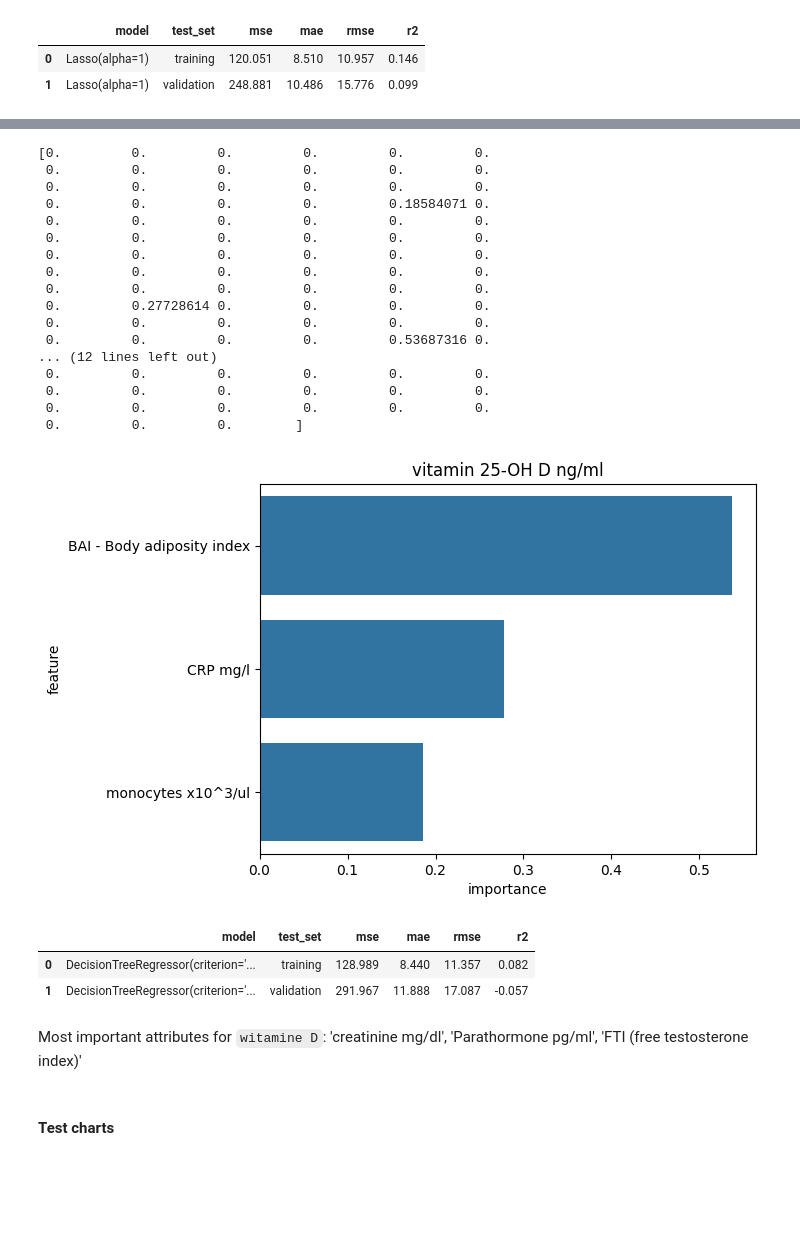
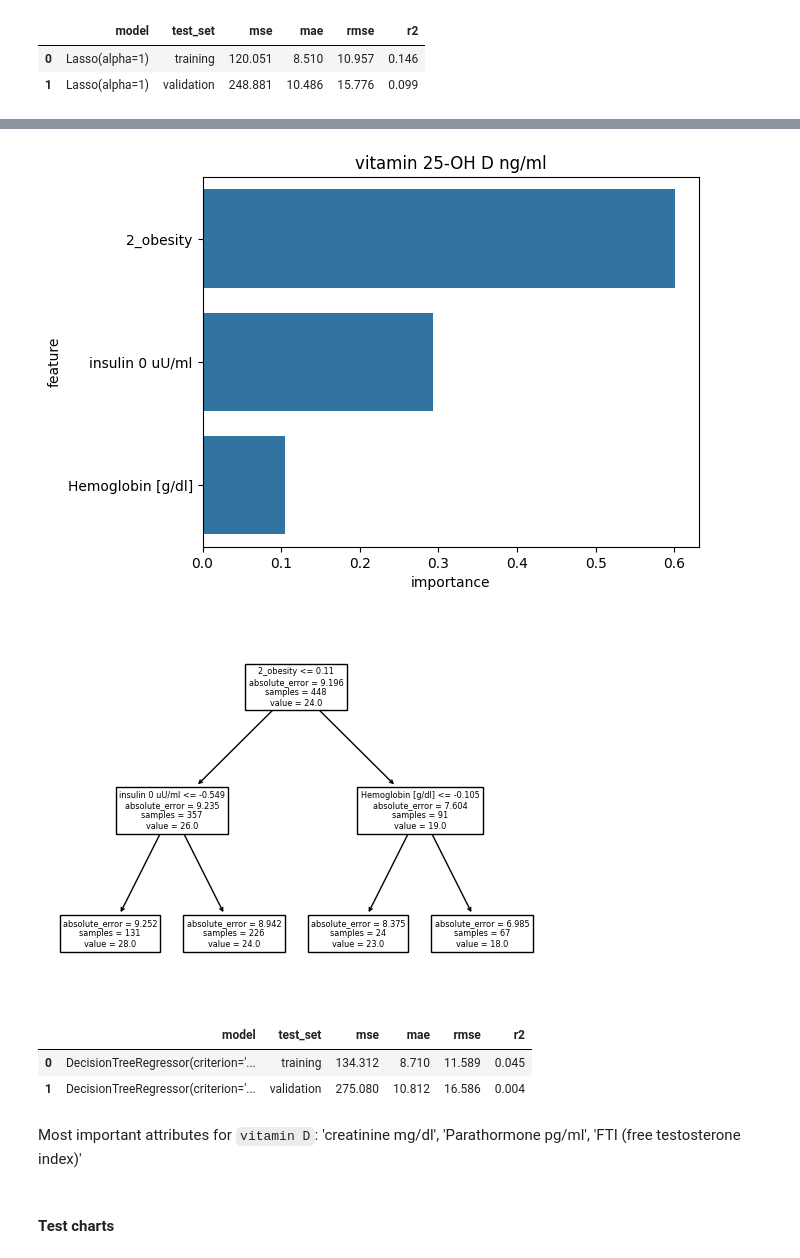
Before and after one commit to Karina-00/Master_project, a Jupyter notebook: training_models.ipynb, the cells around one changed output, grey strips where cells are left out. Cells and saved outputs as stored; diff of their text form; code cells hidden in the pictures; blank space fills up the shorter version.

```diff
--- a/training_models.ipynb
+++ b/training_models.ipynb
@@ -991,0 +846,32 @@ Fitting 5 folds for each of 5 candidates, totalling 25 fits
+# %%
+import nest_asyncio
+nest_asyncio.apply()
+
+def compare_random_states(X_train, y_train, model, target_attribute):
+    random_options = range(1,100)
+
+    tune_df = pd.DataFrame(index=random_options, columns=['cv_mae'])
+
+    for random_o in tqdm(random_options):
+        attributes_to_scale = get_continuous_attributes_except(target_attribute)
+        imputer = Imputer(IterativeImputer(max_iter=20, tol=0.01, initial_strategy='median'),
+                    KNNImputer(n_neighbors=1),
+                    attributes_to_scale,
+                    categorical_attributes)
+
+        one_hot_encoder = OneHotEncoder(columns_for_one_hot_encoding, new_column_names_map, advanced_encoding=True)
+
+        model.set_params(random_state=random_o)
+
+        pipeline = Pipeline([('imputer', imputer), ('one_hot_encoder', one_hot_encoder), ('model', model)])
+
+        cv_score = cross_val_score(pipeline, X_train, y_train, cv=5, scoring='neg_mean_absolute_error')
+
+        tune_df.at[random_o,'cv_mae'] = cv_score.mean()
+
+    return tune_df
+
+
+model = DecisionTreeRegressor(criterion="absolute_error", max_depth=2, min_samples_leaf=20, min_samples_split=15, splitter='random')
+
+tuned_df = compare_random_states(X_train_vit_d, y_train_vit_d, model, vit_d)
@@ -1000,7 +895,7 @@ def get_feature_importance_lasso(pipeline: Pipeline, target_attribute, significa
     feature_importances = pd.DataFrame(feature_importnces_lasso, columns=['feature', 'importance'])
     feature_importances_sorted = feature_importances[feature_importances['importance'].abs() > significance_threshold].sort_values(by='importance', key=abs, ascending=False)
 
-    sns.barplot(feature_importances_sorted, x="importance", y="feature").set(title=target_attribute)
+    sns.barplot(feature_importances_sorted.head(20), x="importance", y="feature").set(title=target_attribute)
     plt.show()
 
     return feature_importances_sorted
@@ -1015,6 +910,10 @@ def get_feature_importance_tree(pipeline: Pipeline, target_attribute, significan
     feature_importances_sorted = feature_importances_df[feature_importances_df['importance'].abs() > significance_threshold].sort_values(by='importance', key=abs, ascending=False)
 
     sns.barplot(feature_importances_sorted, x="importance", y="feature").set(title=target_attribute)
+    plt.show()
+
+    plot_tree(pipeline['model'], feature_names=column_names)
+    plt.savefig(f'charts/decision_tree_.pdf')
     plt.show()
 
     return feature_importances_sorted
@@ -1054,7 +953,7 @@ def train_model(model, target_attribute, feature_importance_method):
     attributes_to_scale = get_continuous_attributes_except(target_attribute)
     scaler = Scaler(PowerTransformer(), attributes_to_scale)
 
-    imputer = Imputer(IterativeImputer(max_iter=30, tol=0.01, initial_strategy='median'),
+    imputer = Imputer(IterativeImputer(max_iter=50, tol=0.01, initial_strategy='median'),
                     KNNImputer(n_neighbors=1),
                     attributes_to_scale,
                     categorical_attributes)
@@ -1135,6 +1034,5 @@ feature_importnces_ridge
 # %%
-tree_model = DecisionTreeRegressor(max_depth=2, min_samples_leaf=5, criterion="absolute_error", random_state=42)
-
+tree_model = DecisionTreeRegressor(criterion='absolute_error', splitter='random', max_depth=2, min_samples_leaf=20, min_samples_split=15, random_state=41)
 vit_d_model_scores_df, feature_importnces_tree = train_model(tree_model, vit_d, get_feature_importance_tree)
 vit_d_model_scores_df
 # %% [output]
@@ -1143,26 +1041,10 @@ vit_d_model_scores_df
-[0.         0.         0.         0.         0.         0.
- 0.         0.         0.         0.         0.         0.
- 0.         0.         0.         0.         0.         0.
- 0.         0.         0.         0.         0.18584071 0.
- 0.         0.         0.         0.         0.         0.
- 0.         0.         0.         0.         0.         0.
- 0.         0.         0.         0.         0.         0.
- 0.         0.         0.         0.         0.         0.
- 0.         0.         0.         0.         0.         0.
- 0.         0.27728614 0.         0.         0.         0.
- 0.         0.         0.         0.         0.         0.
- 0.         0.         0.         0.         0.53687316 0.
-... (12 lines left out)
- 0.         0.         0.         0.         0.         0.
- 0.         0.         0.         0.         0.         0.
- 0.         0.         0.         0.         0.         0.
- 0.         0.         0.        ]
-[figure, old version]
+[figure, new version]
+[figure, added]
 |  | model | test_set | mse | mae | rmse | r2 |
-| 0 | DecisionTreeRegressor(criterion='... | training | 128.989 | 8.440 | 11.357 | 0.082 |
-| 1 | DecisionTreeRegressor(criterion='... | validation | 291.967 | 11.888 | 17.087 | -0.057 |
+| 0 | DecisionTreeRegressor(criterion='... | training | 134.312 | 8.710 | 11.589 | 0.045 |
+| 1 | DecisionTreeRegressor(criterion='... | validation | 275.080 | 10.812 | 16.586 | 0.004 |
 # %% [markdown]
-Most important attributes for `witamine D`: 'creatinine mg/dl', 'Parathormone pg/ml', 'FTI (free testosterone index)'
+Most important attributes for `vitamin D`: 'creatinine mg/dl', 'Parathormone pg/ml', 'FTI (free testosterone index)'
 # %% [markdown]
 #### Test charts
 # %% [markdown]
```
Also changed, not shown: parts of 44 cells of this notebook, 3 other files.
